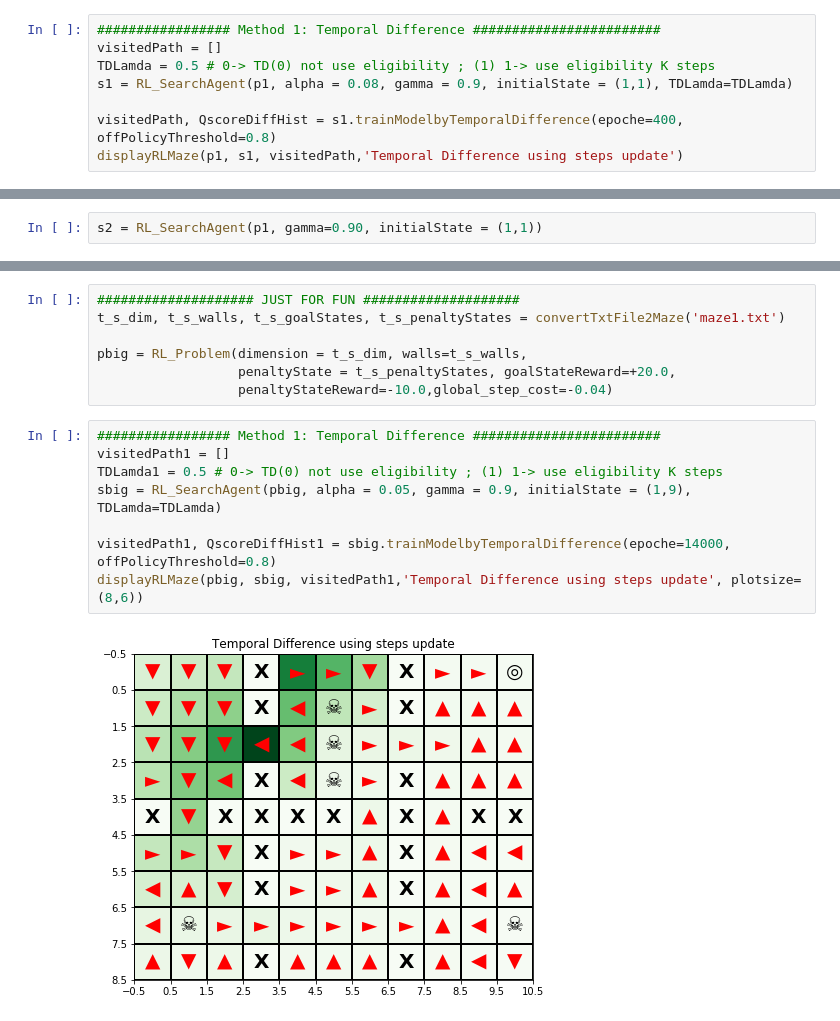
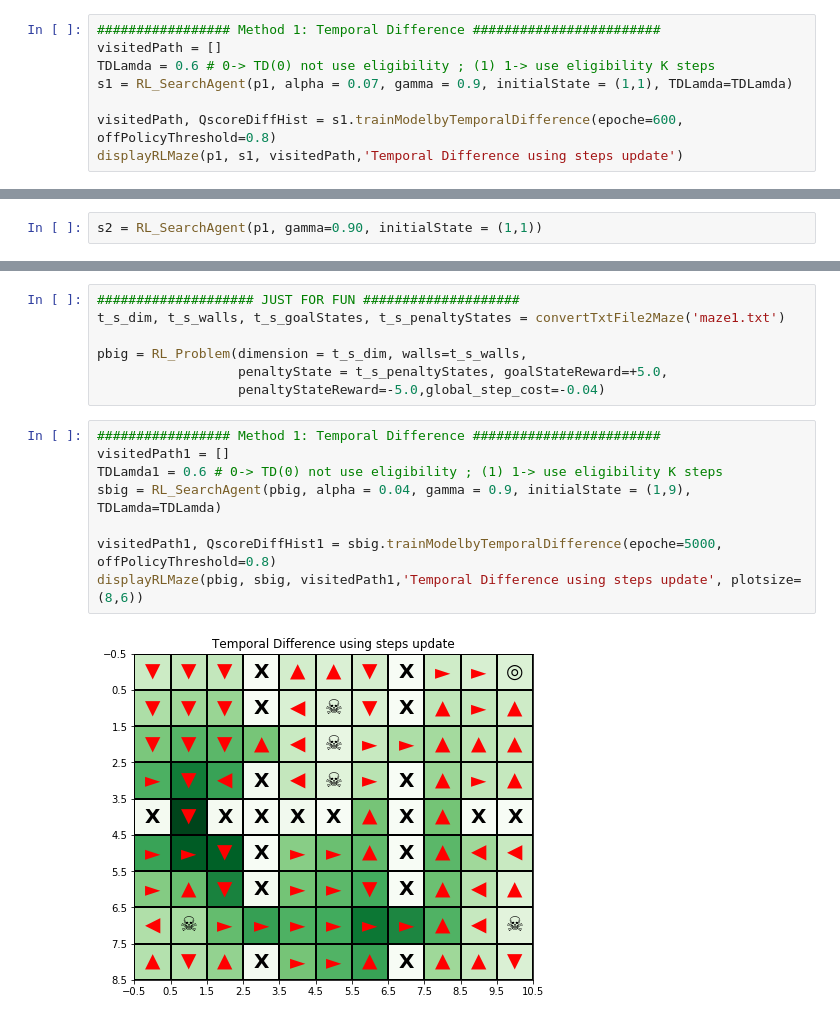
Before and after one commit to chihoxtra/reinforcement_learning, a Jupyter notebook: [PlayAround][Reinforcement Learning].ipynb, the cells around one changed output, grey strips where cells are left out. Saved outputs shown, nothing was run; the diff lists cells and outputs as text.

```diff
--- a/[PlayAround][Reinforcement Learning].ipynb
+++ b/[PlayAround][Reinforcement Learning].ipynb
@@ -654,9 +692,9 @@ p1 = RL_Problem(dimension = (7,7),
 # %%
 ################# Method 1: Temporal Difference ########################
 visitedPath = []
-TDLamda = 0.5 # 0-> TD(0) not use eligibility ; (1) 1-> use eligibility K steps
-s1 = RL_SearchAgent(p1, alpha = 0.08, gamma = 0.9, initialState = (1,1), TDLamda=TDLamda)
+TDLamda = 0.6 # 0-> TD(0) not use eligibility ; (1) 1-> use eligibility K steps
+s1 = RL_SearchAgent(p1, alpha = 0.07, gamma = 0.9, initialState = (1,1), TDLamda=TDLamda)
 
-visitedPath, QscoreDiffHist = s1.trainModelbyTemporalDifference(epoche=400, offPolicyThreshold=0.8)
+visitedPath, QscoreDiffHist = s1.trainModelbyTemporalDifference(epoche=600, offPolicyThreshold=0.8)
 displayRLMaze(p1, s1, visitedPath,'Temporal Difference using steps update')
 # %% [output]
@@ -728,18 +768,18 @@ showSearchPolicy(p1, s2, title='using Bell Equation V simultanes update')
 t_s_dim, t_s_walls, t_s_goalStates, t_s_penaltyStates = convertTxtFile2Maze('maze1.txt')
 
 pbig = RL_Problem(dimension = t_s_dim, walls=t_s_walls,
-                  penaltyState = t_s_penaltyStates, goalStateReward=+20.0,
-                  penaltyStateReward=-10.0,global_step_cost=-0.04)
+                  penaltyState = t_s_penaltyStates, goalStateReward=+5.0,
+                  penaltyStateReward=-5.0,global_step_cost=-0.04)
 # %%
 ################# Method 1: Temporal Difference ########################
 visitedPath1 = []
-TDLamda1 = 0.5 # 0-> TD(0) not use eligibility ; (1) 1-> use eligibility K steps
-sbig = RL_SearchAgent(pbig, alpha = 0.05, gamma = 0.9, initialState = (1,9), TDLamda=TDLamda)
+TDLamda1 = 0.6 # 0-> TD(0) not use eligibility ; (1) 1-> use eligibility K steps
+sbig = RL_SearchAgent(pbig, alpha = 0.04, gamma = 0.9, initialState = (1,9), TDLamda=TDLamda)
 
-visitedPath1, QscoreDiffHist1 = sbig.trainModelbyTemporalDifference(epoche=14000, offPolicyThreshold=0.8)
+visitedPath1, QscoreDiffHist1 = sbig.trainModelbyTemporalDifference(epoche=5000, offPolicyThreshold=0.8)
 displayRLMaze(pbig, sbig, visitedPath1,'Temporal Difference using steps update', plotsize=(8,6))
 # %% [output]
-[figure, old version]
+[figure, new version]
 # %%
 showSearchPolicy(pbig, sbig, title='Using Temperal Diff steps update', plotsize=(8,6))
 # %% [output]
```
Also changed, not shown: parts of 11 cells of this notebook.
